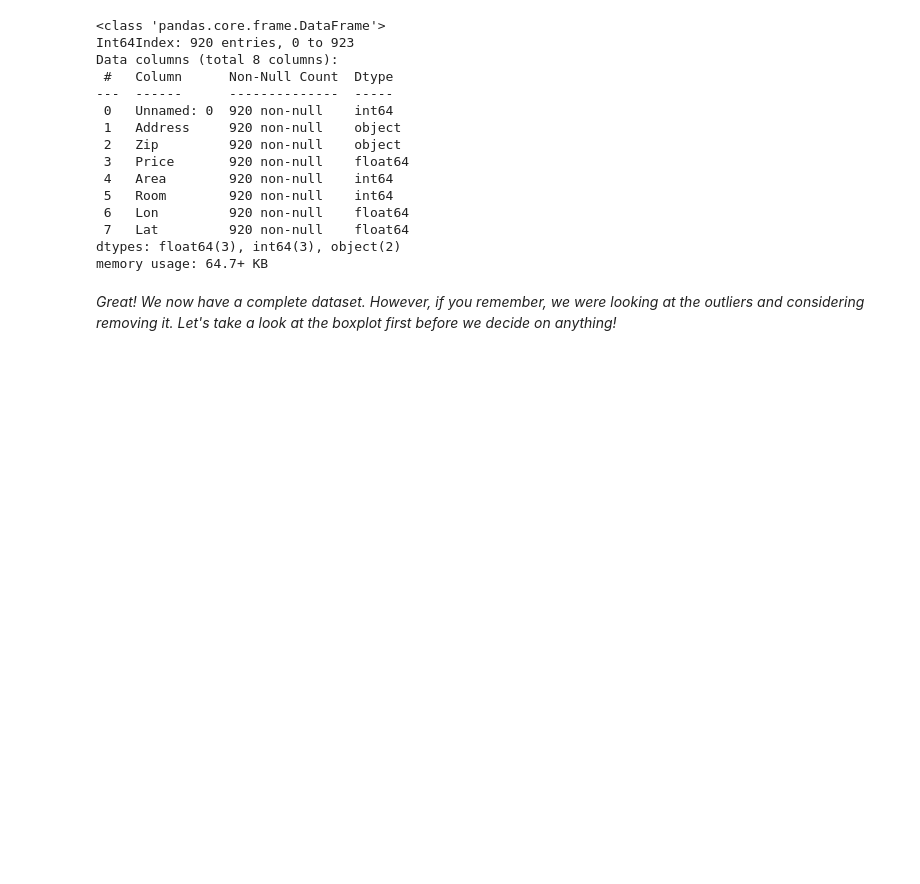
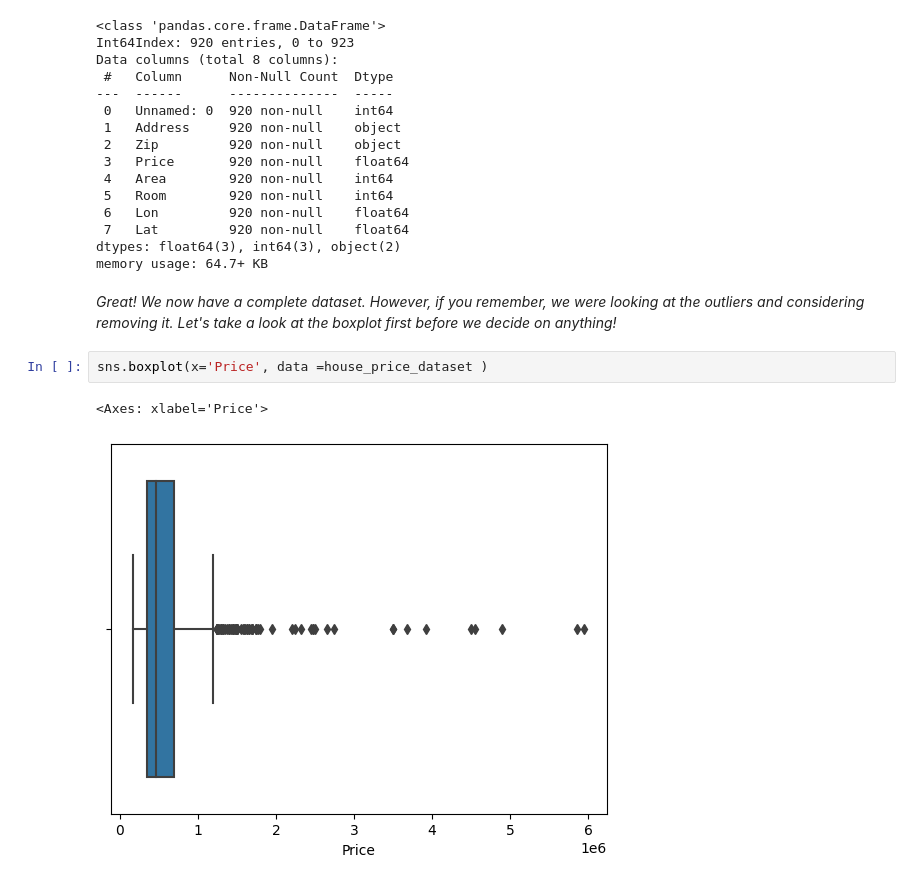
Before and after one commit to Sankalpmahanta/Housepriceproject, a Jupyter notebook: Untitled3.ipynb, the cells around one changed output. Saved outputs shown, nothing was run; the diff lists cells and outputs as text; blank space fills up the shorter version.

```diff
--- a/Untitled3.ipynb
+++ b/Untitled3.ipynb
@@ -135,3 +135,8 @@ dtypes: float64(3), int64(3), object(2)
 memory usage: 64.7+ KB
 # %% [markdown]
 *Great! We now have a complete dataset. However, if you remember, we were looking at the outliers and considering removing it. Let's take a look at the boxplot first before we decide on anything!*
+# %%
+sns.boxplot(x='Price', data =house_price_dataset )
+# %% [output]
+<Axes: xlabel='Price'>
+[figure, added]
```
Also changed, not shown: parts of 3 cells of this notebook.
